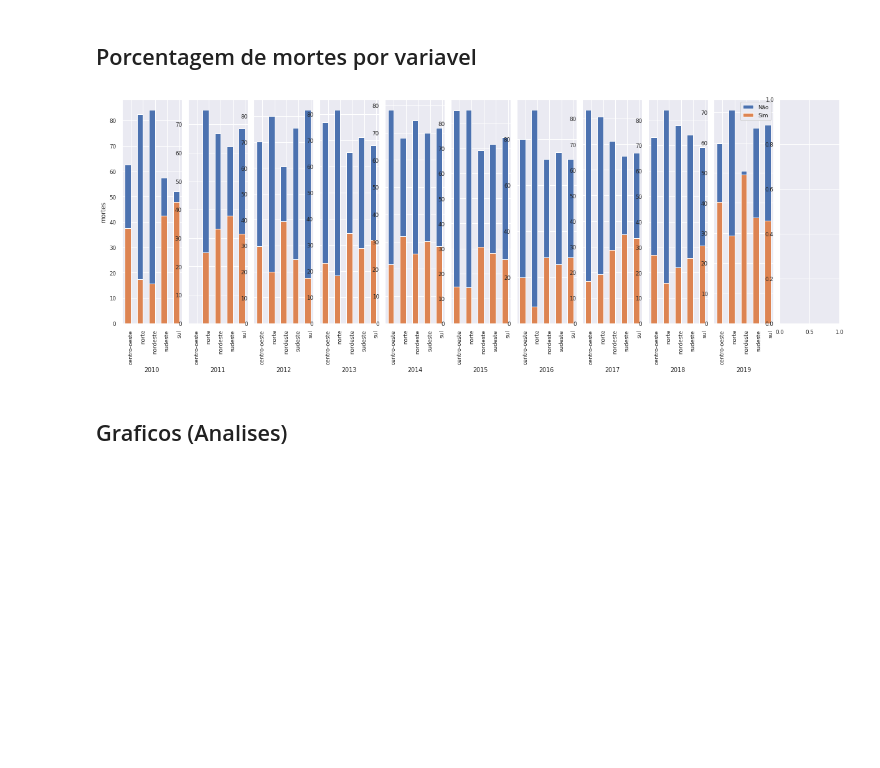
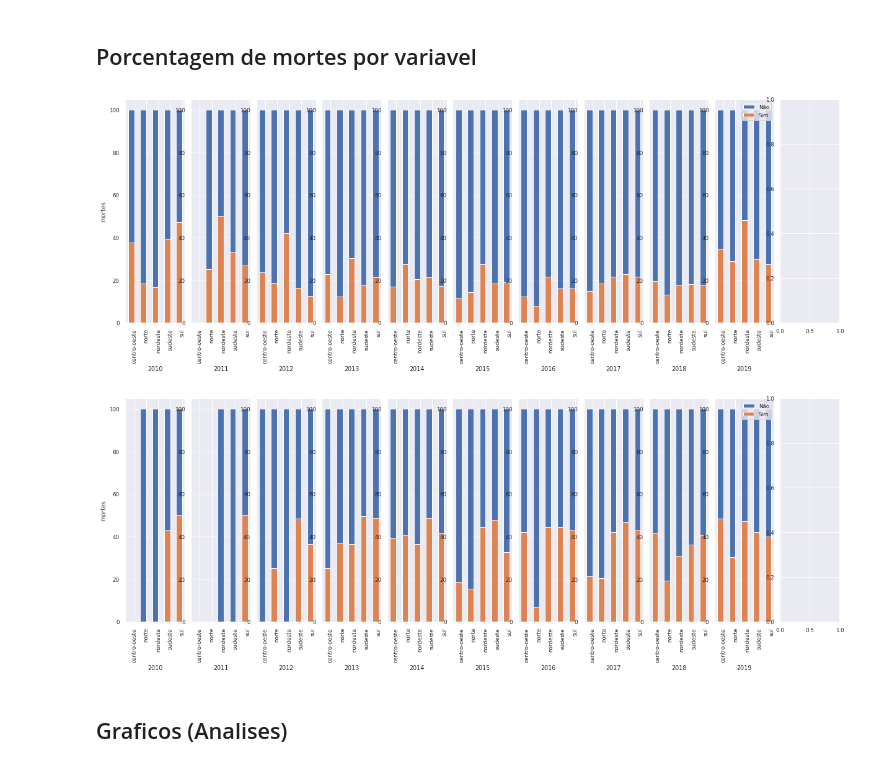
Before and after one commit to brunoartc/IC-Virus-Gripe, a Jupyter notebook: Estudo das variaveis.ipynb, the cells around one changed output. Cells and saved outputs as stored; diff of their text form; code cells hidden in the pictures; blank space fills up the shorter version.

Commit message:
[FIX] show percentage graph

```diff
--- a/Estudo das variaveis.ipynb
+++ b/Estudo das variaveis.ipynb
@@ -37,7 +37,7 @@ def load_dataframes():
     dff = get_dataframes()
     dates = [2010.0, 2011.0, 2012.0, 2013.0, 2014.0, 2015.0, 2016.0, 2017.0, 2018.0, 2019.0, 2020.0 ]
     for i in dates:
-        dataframes.append(dff[ddf["NT_DT"] == i])
+        dataframes.append(dff[dff["NT_DT"] == i])
     dataframes[0] = dataframes[1]
     return dataframes
 #edd = load_dataframes()
@@ -1054,12 +1054,21 @@ def plot_bar_per_variable_percentage(dff_ages, variable = "VACINA", label = ("SI
 
             if len(variables)>0:
                 varPercent1 = (variables[list(variables.keys())[0]]/total) * 100
+                if not len(variables)>1:
+                    varPercent1 = 100
+                else:
+                    varPercent2 = (variables[list(variables.keys())[1]]/total) * 100
+                    varPercent1 = (variables[list(variables.keys())[0]]/total) * 100
+                    if varPercent1 >= varPercent2:
+                        varPercent1 = 100
                 first_label = list(variables.keys())[0]
                 va1.append(varPercent1) #CS_SEXO 1
             else:
                 va1.append(0)
             if len(variables)>1:
                 varPercent2 = (variables[list(variables.keys())[1]]/total) * 100
+                if(varPercent2 > varPercent1):
+                    varPercent2 = 100
                 second_label = list(variables.keys())[1]
                 va2.append(varPercent2) #CS_SEXO 2
             else:
@@ -1087,6 +1096,8 @@ def plot_bar_per_variable_percentage(dff_ages, variable = "VACINA", label = ("SI
 
 
         j+=1
+
+#plot_bar_per_variable_percentage(output_celan['mortos'], variable="PNEUMOPATI", all_ages=False, age='menos_60') #PNEUMOPATI checar
 # %% [markdown]
 ## Carregar todos os dados
 # %%
@@ -1152,9 +1201,11 @@ plot_bar_per_variable_p_idade(output_celan['mortos'], all_ages=True, var2="VACIN
 # %% [markdown]
 ## Porcentagem de mortes por variavel
 # %%
-plot_bar_per_variable_percentage(output_celan['mortos'], variable="VACINA", all_ages=True, age='menos_60')
+plot_bar_per_variable_percentage(output_celan['mortos'], variable="VACINA", all_ages=False, age='menos_60') #PNEUMOPATI checar
+plot_bar_per_variable_percentage(output_celan['mortos'], variable="VACINA", all_ages=False, age='mais_60') #PNEUMOPATI checar
 # %% [output]
-[figure, old version]
+[figure, new version]
+[figure, added]
 # %% [markdown]
 ## Graficos (Analises)
 # %% [markdown]
```
Also changed, not shown: parts of 8 cells of this notebook.
